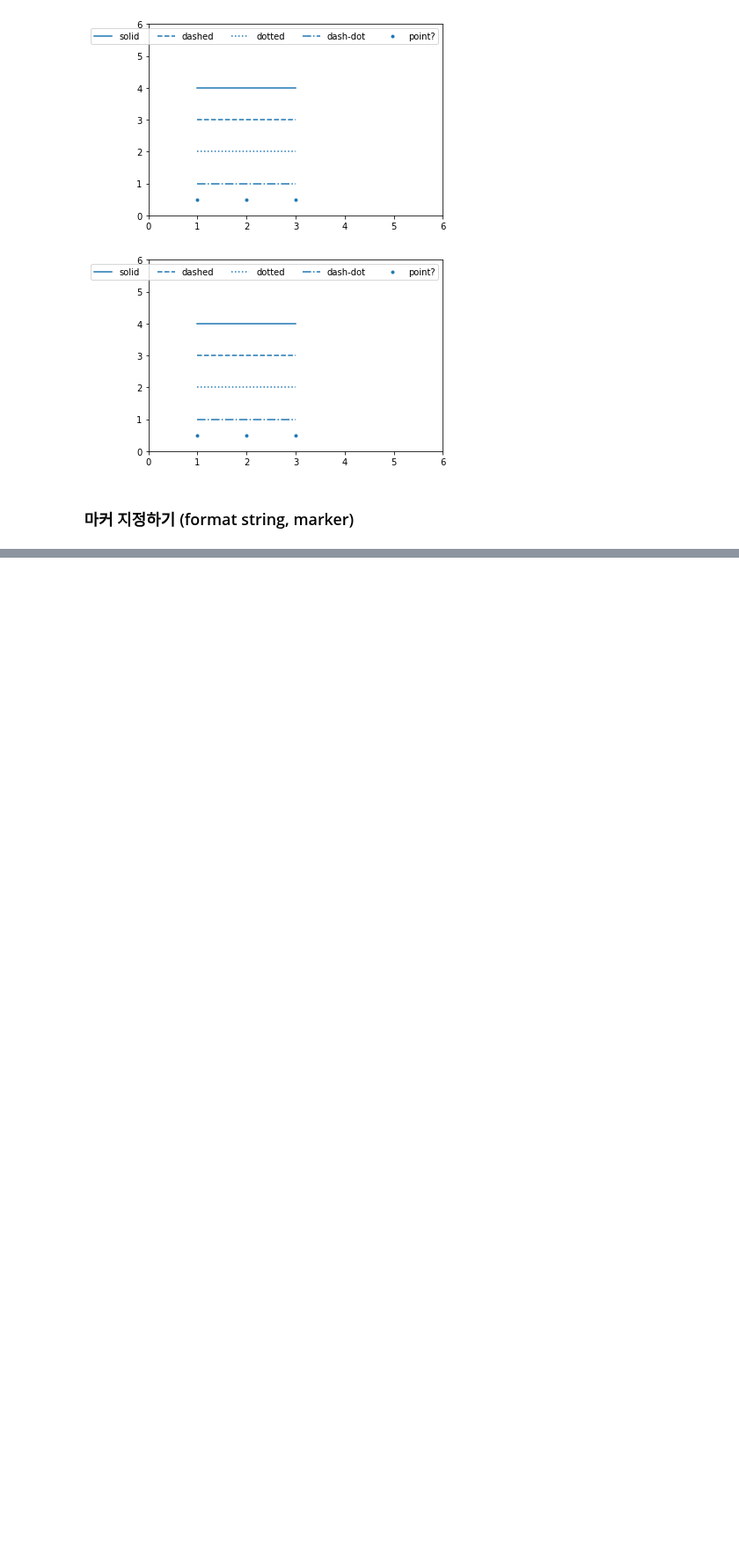
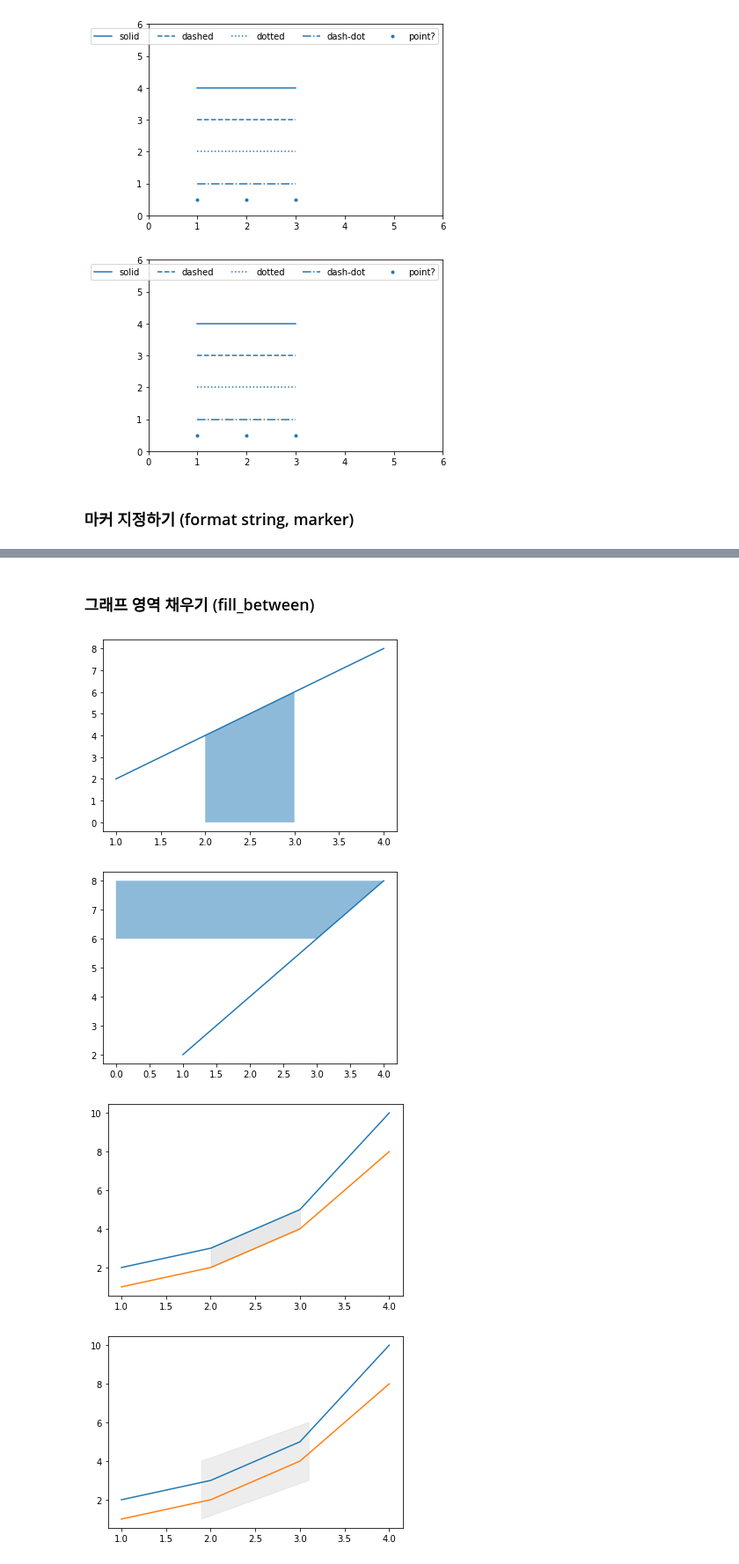
Before and after one commit to johyunkang/adp_certificate, a Jupyter notebook: visual_matplotlib.ipynb, the cells around one changed output, grey strips where cells are left out. Shown at 88% size. Cells and saved outputs as stored; diff of their text form; code cells hidden in the pictures; blank space fills up the shorter version.

```diff
--- a/visual_matplotlib.ipynb
+++ b/visual_matplotlib.ipynb
@@ -239,0 +265,37 @@ plt.show()
+# %% [markdown]
+### 그래프 영역 채우기 (fill_between)
+# %%
+import matplotlib.pyplot as plt
+
+x = np.arange(1, 5)
+y = np.arange(2, 10, 2)
+
+plt.plot(x, y)
+plt.fill_between(x[1:3], y[1:3], alpha=0.5) # 네 점 (x[1], y[1]), (x[2], y[2]), (x[1], 0), (x[2], 0))을 잇는 영역이 채워짐
+plt.show()
+
+# fill_betweenx()
+plt.plot(x, y)
+plt.fill_betweenx(y[2:4], x[2:4], alpha=0.5) # 네 점 (x[2], y[2]), (x[3], y[3]), (0, y[2]), (0, y[3])을 잇는 영역이 채워짐
+plt.show()
+
+# 두 그래프 사이 채우기
+x = [1,2,3,4]
+y1 = [2,3,5,10]
+y2 = [1,2,4,8]
+
+plt.plot(x, y1)
+plt.plot(x, y2)
+plt.fill_between(x[1:3], y1[1:3], y2[1:3], color='lightgray', alpha=0.5) # 네 점 (x[1], y[1]), (x[1], y[2]), (x[2], y[1]), (x[2], y[2]) 사이 영역
+plt.show()
+
+# 다각형 영역 채우기 - fill()
+plt.plot(x, y1)
+plt.plot(x, y2)
+plt.fill([1.9, 1.9, 3.1, 3.1], [1.0, 4.0, 6.0, 3.0], color='lightgray', alpha=0.4)
+plt.show()
+# %% [output]
+[figure, added]
+[figure, added]
+[figure, added]
+[figure, added]
```
Also changed, not shown: parts of 9 cells of this notebook.
